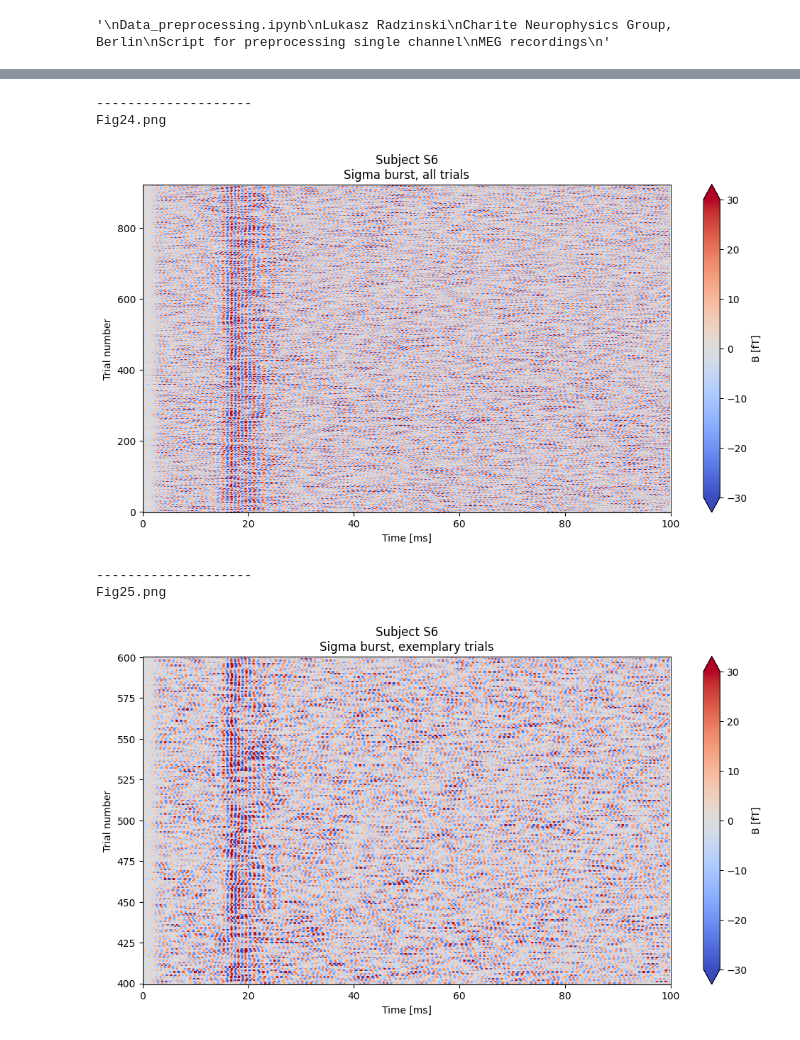
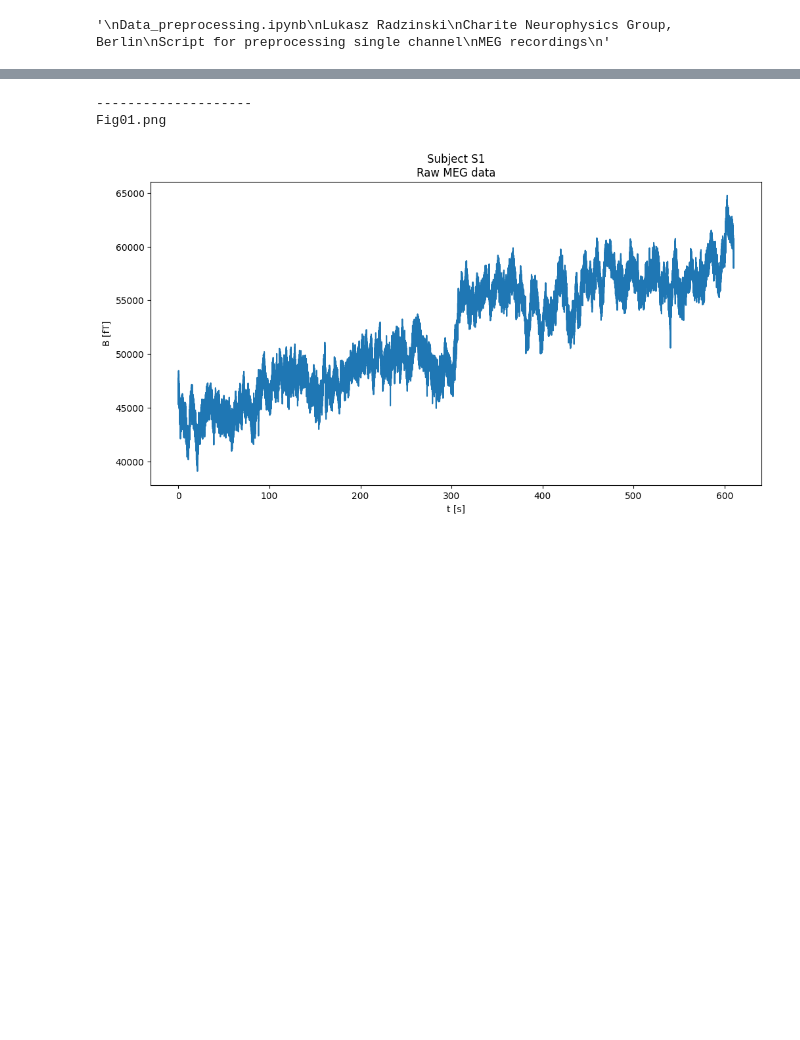
Before and after one commit to neurophysics/BurstModeling, a Jupyter notebook: Scripts/Data_preprocessing.ipynb, the cells around one changed output, grey strips where cells are left out. Drawn from its saved outputs; the diff is of its cells as text; code cells hidden in the pictures; blank space fills up the shorter version.

Commit message:
update preprocessing script

```diff
--- a/Scripts/Data_preprocessing.ipynb
+++ b/Scripts/Data_preprocessing.ipynb
@@ -22,9 +21,9 @@ import helper_scripts.helper_functions as helper_functions
 plt.rcParams['figure.figsize'] = [12, 6]
 plt.rcParams['savefig.dpi'] = 600
 # %%
-# select file to preprocess
+# select subject S1-S5
 
-subject = 'S6'
+subject = 'S1'
 additional_plot_title = ''
 
 data_input_folder = '../Data/raw_data'
@@ -57,3 +41,15 @@ stimulus_data = raw_data[-1][offset_start:]
+# %%
+# remove first 10 seconds of the recording
+# as it can contain muscular artifacts
+offset_start = 10*srate
+
+# set the polarity that N20 response is negative
+if(subject=='S5'):
+    MEG_raw_data = raw_data[0][offset_start:]
+else:
+    MEG_raw_data = -raw_data[0][offset_start:]
+
+stimulus_data = raw_data[-1][offset_start:]
 # %%
 # add header to the plot function
 def plt_header(main_title=''):
@@ -720,38 +76,0 @@ Fig23.png
-# %%
-# plot sigma burst single trials stack on each other
-
-plt.rcParams['image.cmap'] = 'coolwarm'
-
-plt_header('Sigma burst, all trials')
-data = sigma_band_whole_trials[:srate//10,]
-data_x = np.linspace(0, 1000*(len(data)-1)/srate, len(data))
-
-limit = 30
-plt.pcolormesh(data_x, np.arange(len(data.T)), data.T, vmin=-limit, vmax=limit)
-plt.ylabel('Trial number')
-plt.xlabel('Time [ms]')
-plt.xlim(0,100)
-clb = plt.colorbar(extend='both')
-clb.set_label(unit)
-plt_show_save_fig()
-
-start_trial = 400
-end_trial = 600
-plt_header('Sigma burst, exemplary trials')
-data = sigma_band_whole_trials[:srate//10,start_trial:end_trial+1]
-data_x = np.linspace(0, 1000*(len(data)-1)/srate, len(data))
-
-plt.pcolormesh(data_x, np.arange(start_trial, end_trial+1), data.T, vmin=-limit, vmax=limit)
-plt.ylabel('Trial number')
-plt.xlabel('Time [ms]')
-plt.xlim(0,100)
-clb = plt.colorbar(extend='both')
-clb.set_label(unit)
-plt_show_save_fig()
-# %% [output]
---------------------
-Fig24.png
-[figure, removed]
---------------------
-Fig25.png
-[figure, removed]
@@ -766,0 +77,16 @@ np.save(os.path.join(data_output_folder, subject+'.npy'), out_data)
+# %%
+# plot the whole MEG signal
+
+data = MEG_raw_data
+data_x = np.linspace(0, (len(data)-1)/srate, len(data))
+data_y = data
+
+plt_header('Raw MEG data')
+plt.plot(data_x, data_y)
+plt.xlabel('t [s]')
+plt.ylabel(unit)
+plt_show_save_fig()
+# %% [output]
+--------------------
+Fig01.png
+[figure, added]
```
Also changed, not shown: parts of 50 cells of this notebook, 1 other file.
